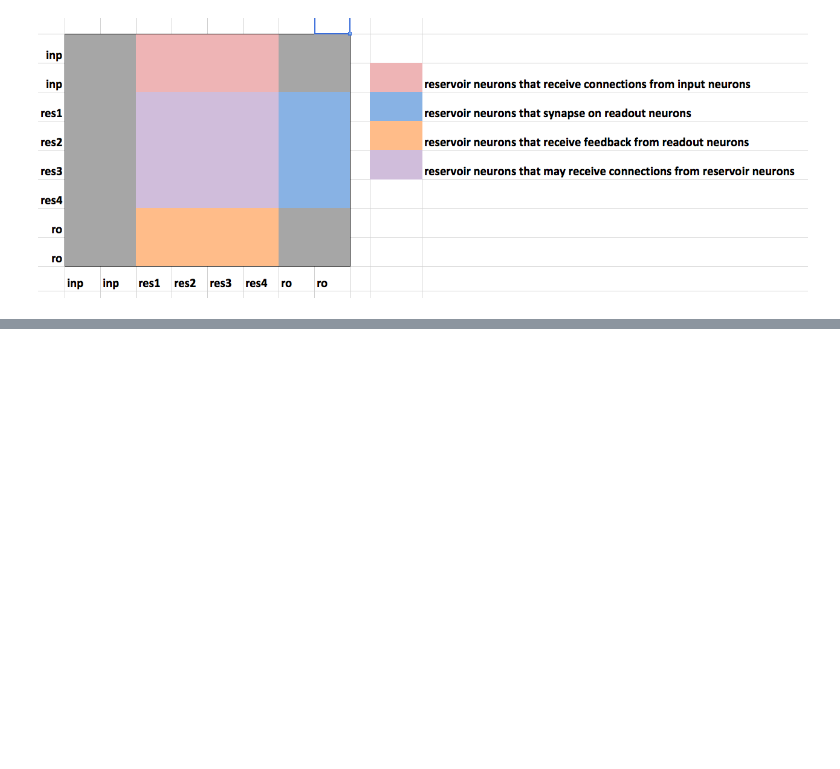
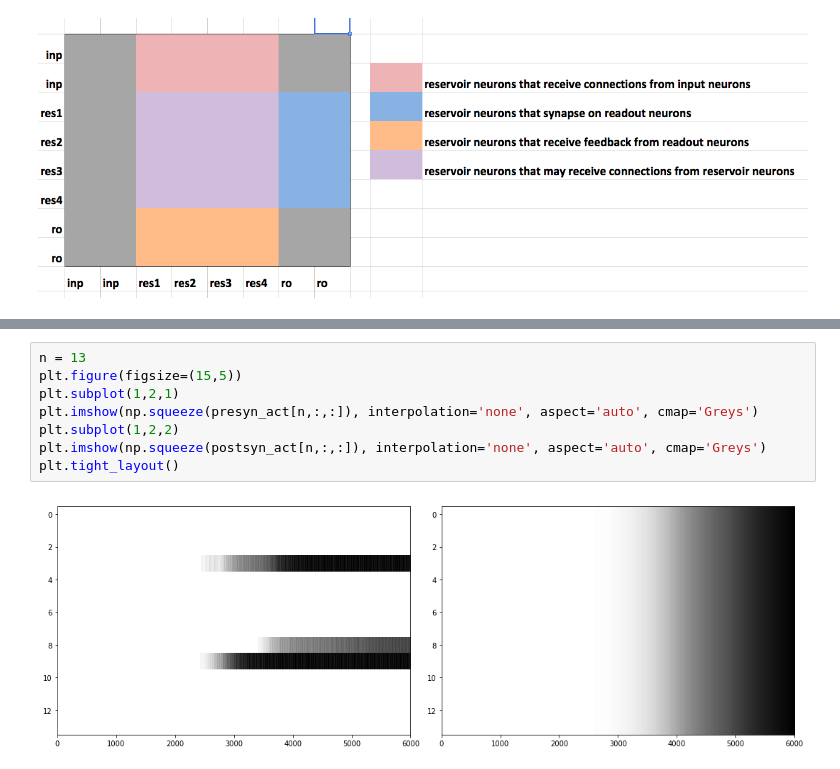
Before and after one commit to zardoz81/TUTORIALS, a Jupyter notebook: KURIKAWA.ipynb, the cells around one changed output, grey strips where cells are left out. Cells and saved outputs as stored; diff of their text form; blank space fills up the shorter version.

```diff
--- a/KURIKAWA.ipynb
+++ b/KURIKAWA.ipynb
@@ -455,0 +516,10 @@ Simulation time: 13.894634008407593 seconds
+# %%
+n = 13
+plt.figure(figsize=(15,5))
+plt.subplot(1,2,1)
+plt.imshow(np.squeeze(presyn_act[n,:,:]), interpolation='none', aspect='auto', cmap='Greys')
+plt.subplot(1,2,2)
+plt.imshow(np.squeeze(postsyn_act[n,:,:]), interpolation='none', aspect='auto', cmap='Greys')
+plt.tight_layout()
+# %% [output]
+[figure, added]
```
Also changed, not shown: parts of 6 cells of this notebook.
